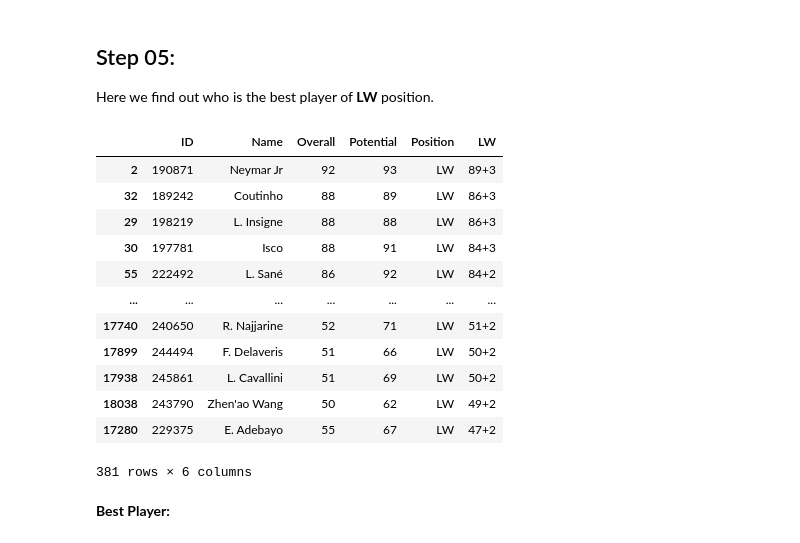
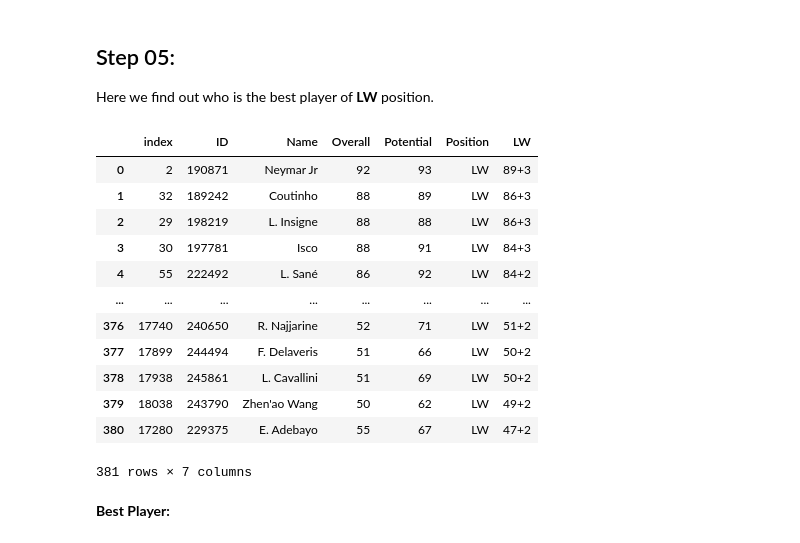
Before and after one commit to rizimore/python-playground, a Jupyter notebook: assignments/assignment-01/SP19-BSE-006-ASSIGNMENT-01.ipynb, the cells around one changed output. Cells and saved outputs as stored; diff of their text form; code cells hidden in the pictures.

```diff
--- a/assignments/assignment-01/SP19-BSE-006-ASSIGNMENT-01.ipynb
+++ b/assignments/assignment-01/SP19-BSE-006-ASSIGNMENT-01.ipynb
@@ -105,21 +121,21 @@ Here we find out who is the best player of **LW** position.
 # %%
 lw_players = df.loc[df['Position'] == 'LW'].sort_values('LW', ascending=False)
 # %%
-lw_players
+lw_players.reset_index()
 # %% [output]
-|  | ID | Name | Overall | Potential | Position | LW |
-| 2 | 190871 | Neymar Jr | 92 | 93 | LW | 89+3 |
-| 32 | 189242 | Coutinho | 88 | 89 | LW | 86+3 |
-| 29 | 198219 | L. Insigne | 88 | 88 | LW | 86+3 |
-| 30 | 197781 | Isco | 88 | 91 | LW | 84+3 |
-| 55 | 222492 | L. Sané | 86 | 92 | LW | 84+2 |
-| ... | ... | ... | ... | ... | ... | ... |
-| 17740 | 240650 | R. Najjarine | 52 | 71 | LW | 51+2 |
-| 17899 | 244494 | F. Delaveris | 51 | 66 | LW | 50+2 |
-| 17938 | 245861 | L. Cavallini | 51 | 69 | LW | 50+2 |
-| 18038 | 243790 | Zhen'ao Wang | 50 | 62 | LW | 49+2 |
-| 17280 | 229375 | E. Adebayo | 55 | 67 | LW | 47+2 |
+|  | index | ID | Name | Overall | Potential | Position | LW |
+| 0 | 2 | 190871 | Neymar Jr | 92 | 93 | LW | 89+3 |
+| 1 | 32 | 189242 | Coutinho | 88 | 89 | LW | 86+3 |
+| 2 | 29 | 198219 | L. Insigne | 88 | 88 | LW | 86+3 |
+| 3 | 30 | 197781 | Isco | 88 | 91 | LW | 84+3 |
+| 4 | 55 | 222492 | L. Sané | 86 | 92 | LW | 84+2 |
+| ... | ... | ... | ... | ... | ... | ... | ... |
+| 376 | 17740 | 240650 | R. Najjarine | 52 | 71 | LW | 51+2 |
+| 377 | 17899 | 244494 | F. Delaveris | 51 | 66 | LW | 50+2 |
+| 378 | 17938 | 245861 | L. Cavallini | 51 | 69 | LW | 50+2 |
+| 379 | 18038 | 243790 | Zhen'ao Wang | 50 | 62 | LW | 49+2 |
+| 380 | 17280 | 229375 | E. Adebayo | 55 | 67 | LW | 47+2 |
-381 rows × 6 columns
+381 rows × 7 columns
 # %% [markdown]
 **Best Player:**
 # %%
```
Also changed, not shown: parts of 10 cells of this notebook.
